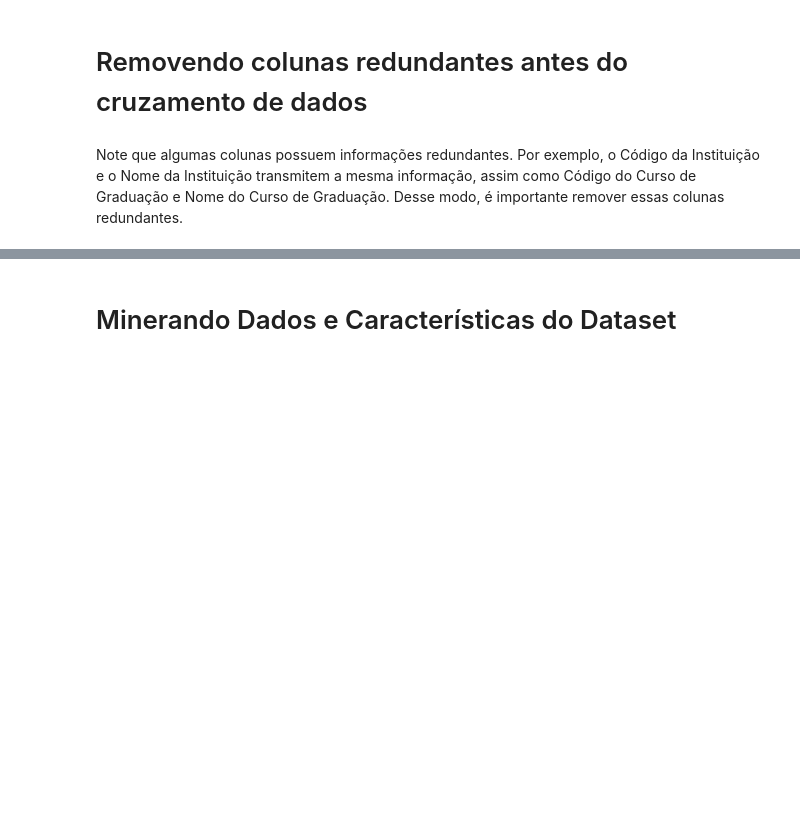
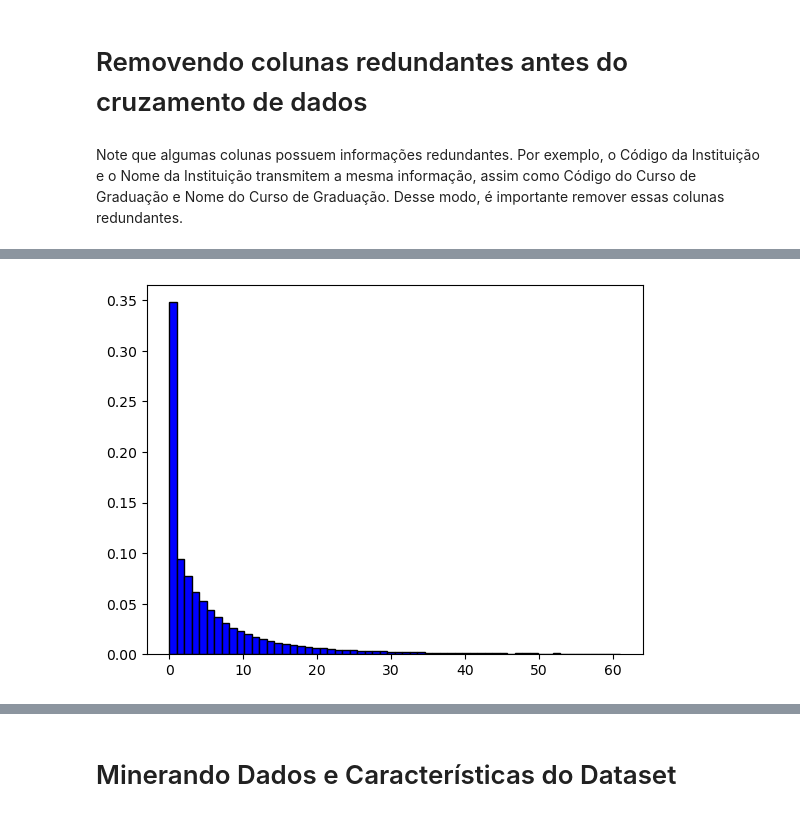
Before and after one commit to carneirogabrielly/Projeto-Microdados, a Jupyter notebook: Gabi.ipynb, the cells around one changed output, grey strips where cells are left out. Cells and saved outputs as stored; diff of their text form; code cells hidden in the pictures; blank space fills up the shorter version.

```diff
--- a/Gabi.ipynb
+++ b/Gabi.ipynb
@@ -289,0 +347,19 @@ variaveis_quantitativas = dataframe.select_dtypes(include=['float64', 'int64'])
+# %%
+variaveis_qualitativas = dataframe.select_dtypes(include=['category'])
+# variaveis_qualitativas.describe().transpose()
+
+lista_bins = np.linspace(0, 61,61)
+
+v = variaveis_qualitativas
+
+# plt.hist(v["Quantidade de Desistência no Curso no ano de referência"], edgecolor='white', density=True, color='coral')
+plt.hist(dataframe["Quantidade de Desistência no Curso no ano de referência"], density=True, color='blue', edgecolor='black', bins = lista_bins)
+plt.show()
+
+
+categoria_administrativa = []
+
+plt.hist(dataframe.loc[])
+# v
+# %% [output]
+[figure, added]
```
Also changed, not shown: parts of 13 cells of this notebook, 1 other file.
